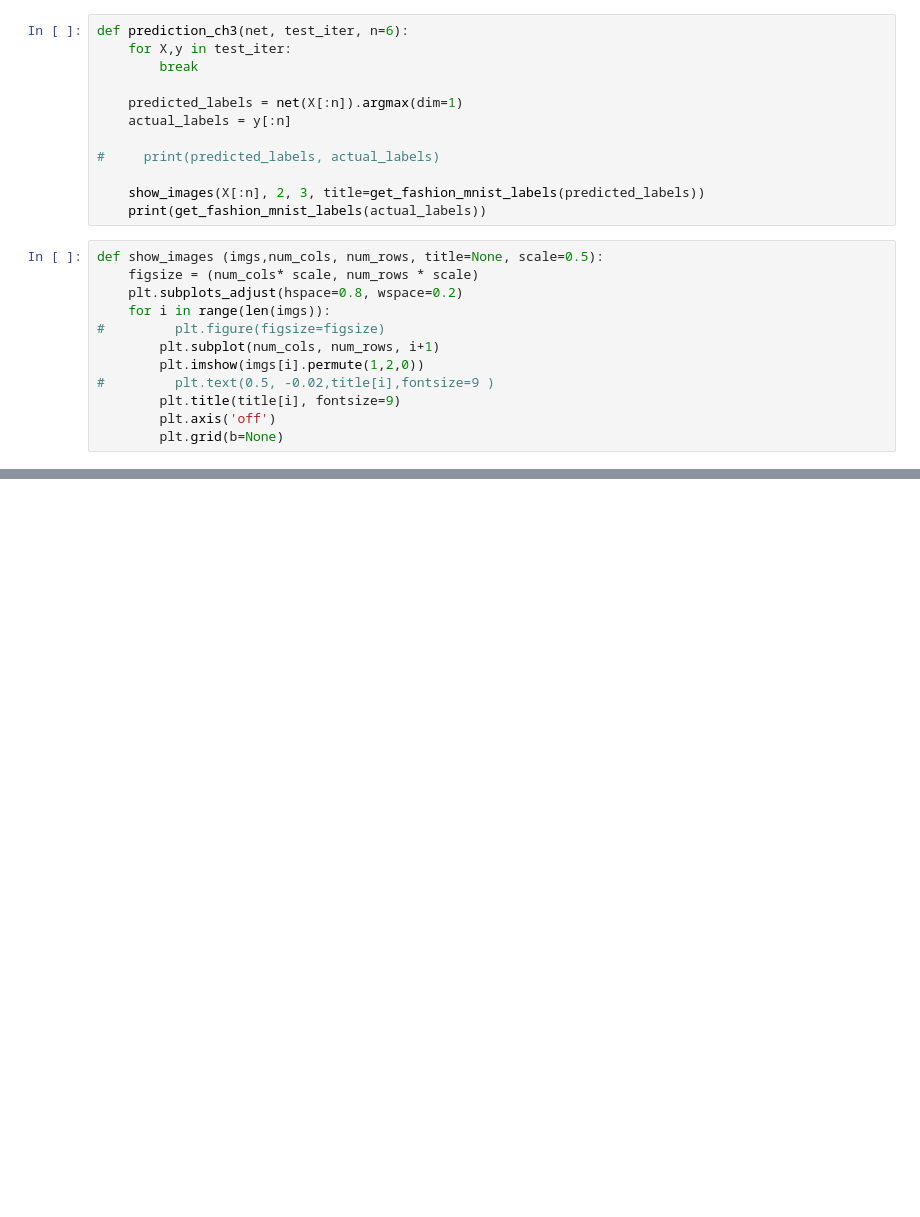
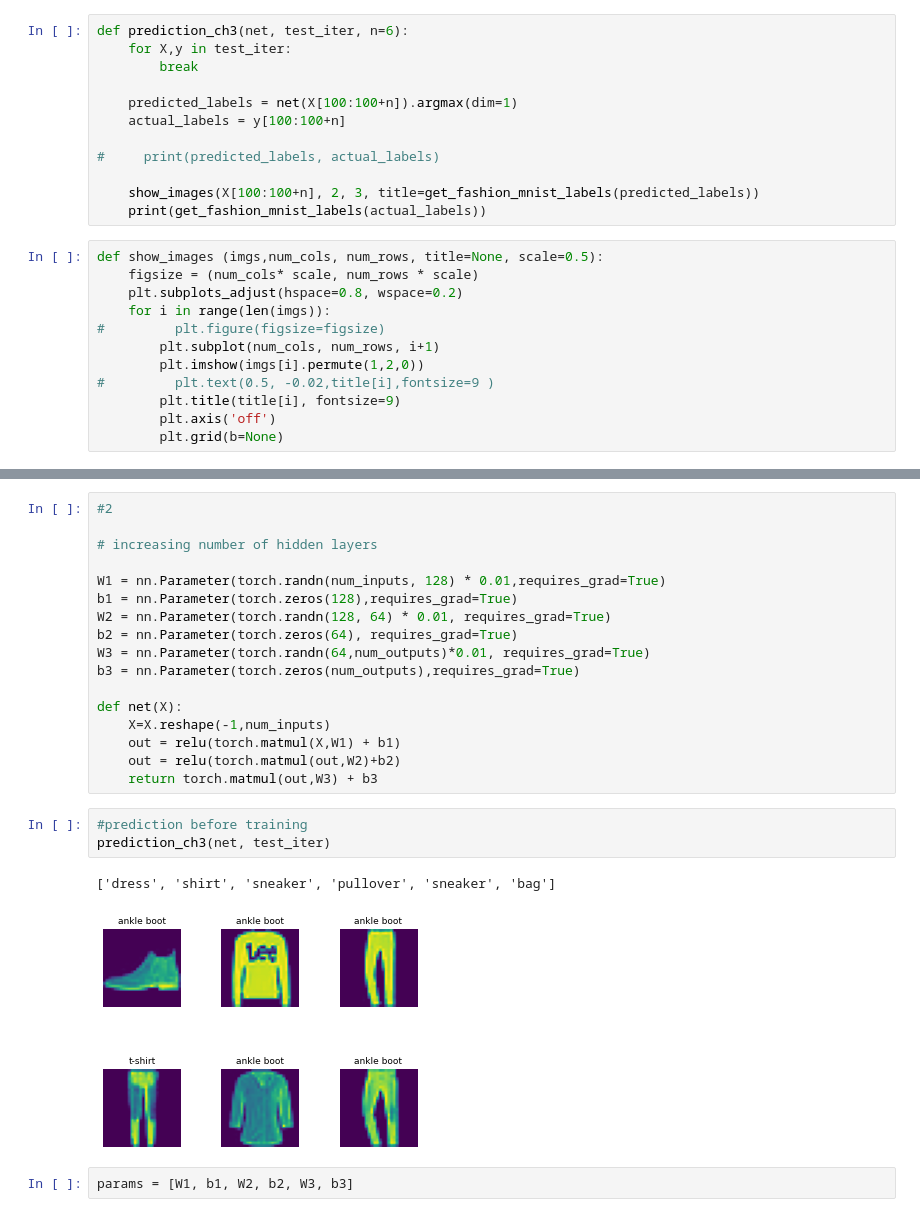
Before and after one commit to fanbyprinciple/d2l-fanbyprinciple, a Jupyter notebook: ch4_multilayer_perceptron/ch4.2 Multi layer perceptron.ipynb, the cells around one changed output, grey strips where cells are left out. Saved outputs shown, nothing was run; the diff lists cells and outputs as text; blank space fills up the shorter version.

```diff
--- a/ch4_multilayer_perceptron/ch4.2 Multi layer perceptron.ipynb
+++ b/ch4_multilayer_perceptron/ch4.2 Multi layer perceptron.ipynb
@@ -106,12 +122,12 @@ def prediction_ch3(net, test_iter, n=6):
     for X,y in test_iter:
         break
 
-    predicted_labels = net(X[:n]).argmax(dim=1)
-    actual_labels = y[:n]
+    predicted_labels = net(X[100:100+n]).argmax(dim=1)
+    actual_labels = y[100:100+n]
 
 #     print(predicted_labels, actual_labels)
 
-    show_images(X[:n], 2, 3, title=get_fashion_mnist_labels(predicted_labels))
+    show_images(X[100:100+n], 2, 3, title=get_fashion_mnist_labels(predicted_labels))
     print(get_fashion_mnist_labels(actual_labels))
 # %%
 def show_images (imgs,num_cols, num_rows, title=None, scale=0.5):
@@ -199,0 +270,25 @@ for hidden_num in hidden_num_array:
+# %%
+#2
+
+# increasing number of hidden layers
+
+W1 = nn.Parameter(torch.randn(num_inputs, 128) * 0.01,requires_grad=True)
+b1 = nn.Parameter(torch.zeros(128),requires_grad=True)
+W2 = nn.Parameter(torch.randn(128, 64) * 0.01, requires_grad=True)
+b2 = nn.Parameter(torch.zeros(64), requires_grad=True)
+W3 = nn.Parameter(torch.randn(64,num_outputs)*0.01, requires_grad=True)
+b3 = nn.Parameter(torch.zeros(num_outputs),requires_grad=True)
+
+def net(X):
+    X=X.reshape(-1,num_inputs)
+    out = relu(torch.matmul(X,W1) + b1)
+    out = relu(torch.matmul(out,W2)+b2)
+    return torch.matmul(out,W3) + b3
+# %%
+#prediction before training
+prediction_ch3(net, test_iter)
+# %% [output]
+['dress', 'shirt', 'sneaker', 'pullover', 'sneaker', 'bag']
+[figure, added]
+# %%
+params = [W1, b1, W2, b2, W3, b3]
```
Also changed, not shown: parts of 18 cells of this notebook, 3 other files.
